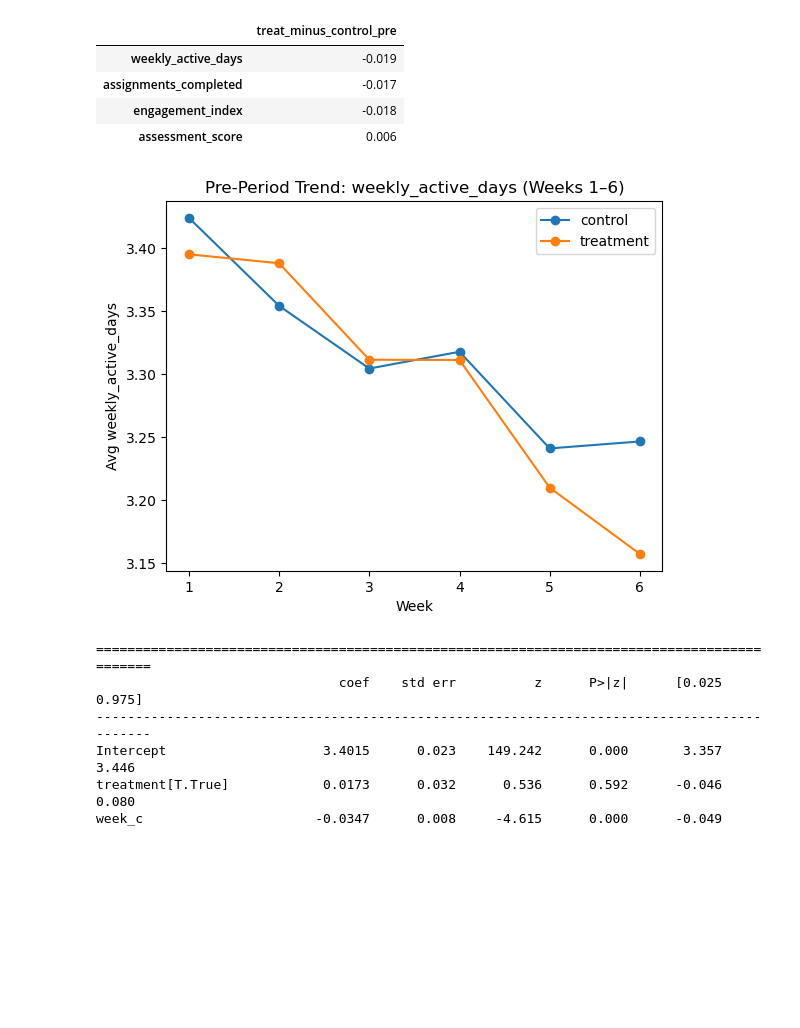
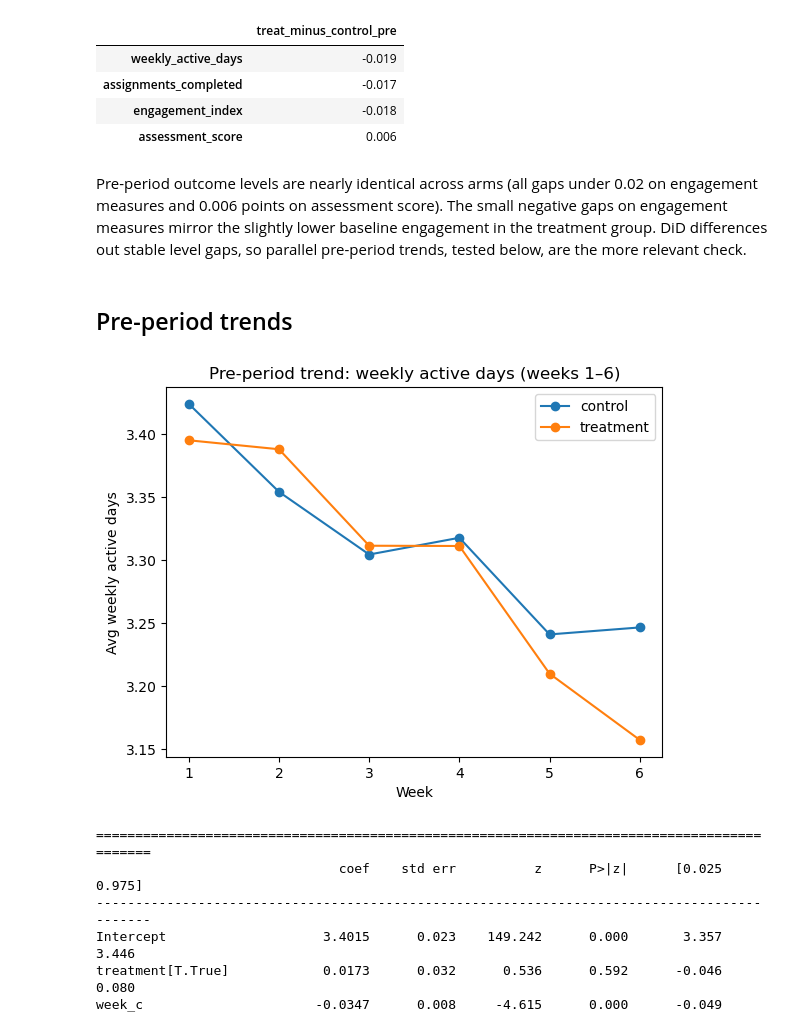
Before and after one commit to mtchynkstff/causal-impact-engagement-nudges, a Jupyter notebook: 02_experimental_validation.ipynb, the cells around one changed output. Cells and saved outputs as stored; diff of their text form; code cells hidden in the pictures; blank space fills up the shorter version.

```diff
--- a/02_experimental_validation.ipynb
+++ b/02_experimental_validation.ipynb
@@ -72,14 +92,17 @@ Grade mix:
 # %%
-pre = df[~df["post_period"]].copy()
+outcomes = ["weekly_active_days", "assignments_completed", "engagement_index", "assessment_score"]
 
-pre_means = (pre.groupby("treatment")[["weekly_active_days","assignments_completed","engagement_index","assessment_score"]]
-               .mean()
-               .rename(index={False:"control_pre", True:"treat_pre"})
+# Pre-intervention weeks only
+pre = df[~df["post_period"]]
+
+# Unrounded means by arm; rounding happens after the difference so it doesn't compound
+pre_means_raw = pre.groupby("treatment")[outcomes].mean()
+
+pre_means = (pre_means_raw
+               .rename(index={False: "control_pre", True: "treat_pre"})
                .round(3))
 
-pre_diff = (pre.groupby("treatment")[["weekly_active_days","assignments_completed","engagement_index","assessment_score"]]
-              .mean()
-              .pipe(lambda x: x.loc[True] - x.loc[False])
+pre_diff = ((pre_means_raw.loc[True] - pre_means_raw.loc[False])
               .to_frame("treat_minus_control_pre")
               .round(3))
 
@@ -95,22 +118,25 @@ display(pre_diff)
 | assignments_completed | -0.017 |
 | engagement_index | -0.018 |
 | assessment_score | 0.006 |
+# %% [markdown]
+Pre-period outcome levels are nearly identical across arms (all gaps under 0.02 on engagement measures and 0.006 points on assessment score). The small negative gaps on engagement measures mirror the slightly lower baseline engagement in the treatment group. DiD differences out stable level gaps, so parallel pre-period trends, tested below, are the more relevant check.
+# %% [markdown]
+## Pre-period trends
 # %%
+# Primary outcome, matching the headline DiD estimate
 metric = "weekly_active_days"
 
-trend_pre = (pre.groupby(["week","treatment"], as_index=False)[metric]
-               .mean()
-               .sort_values(["week","treatment"]))
+trend_pre = pre.groupby(["week", "treatment"], as_index=False)[metric].mean()
 
-for key, g in trend_pre.groupby("treatment"):
-    label = "treatment" if key else "control"
-    plt.plot(g["week"], g[metric], marker="o", label=label)
+for is_treated, g in trend_pre.groupby("treatment"):
+    plt.plot(g["week"], g[metric], marker="o", label="treatment" if is_treated else "control")
 
-plt.title(f"Pre-Period Trend: {metric} (Weeks 1–6)")
+first_wk, last_wk = pre["week"].min(), pre["week"].max()
+plt.title(f"Pre-period trend: weekly active days (weeks {first_wk}–{last_wk})")
 plt.xlabel("Week")
-plt.ylabel(f"Avg {metric}")
+plt.ylabel("Avg weekly active days")
 plt.legend()
 plt.show()
 # %% [output]
-[figure, old version]
+[figure, new version]
 # %%
```
Also changed, not shown: parts of 17 cells of this notebook.
